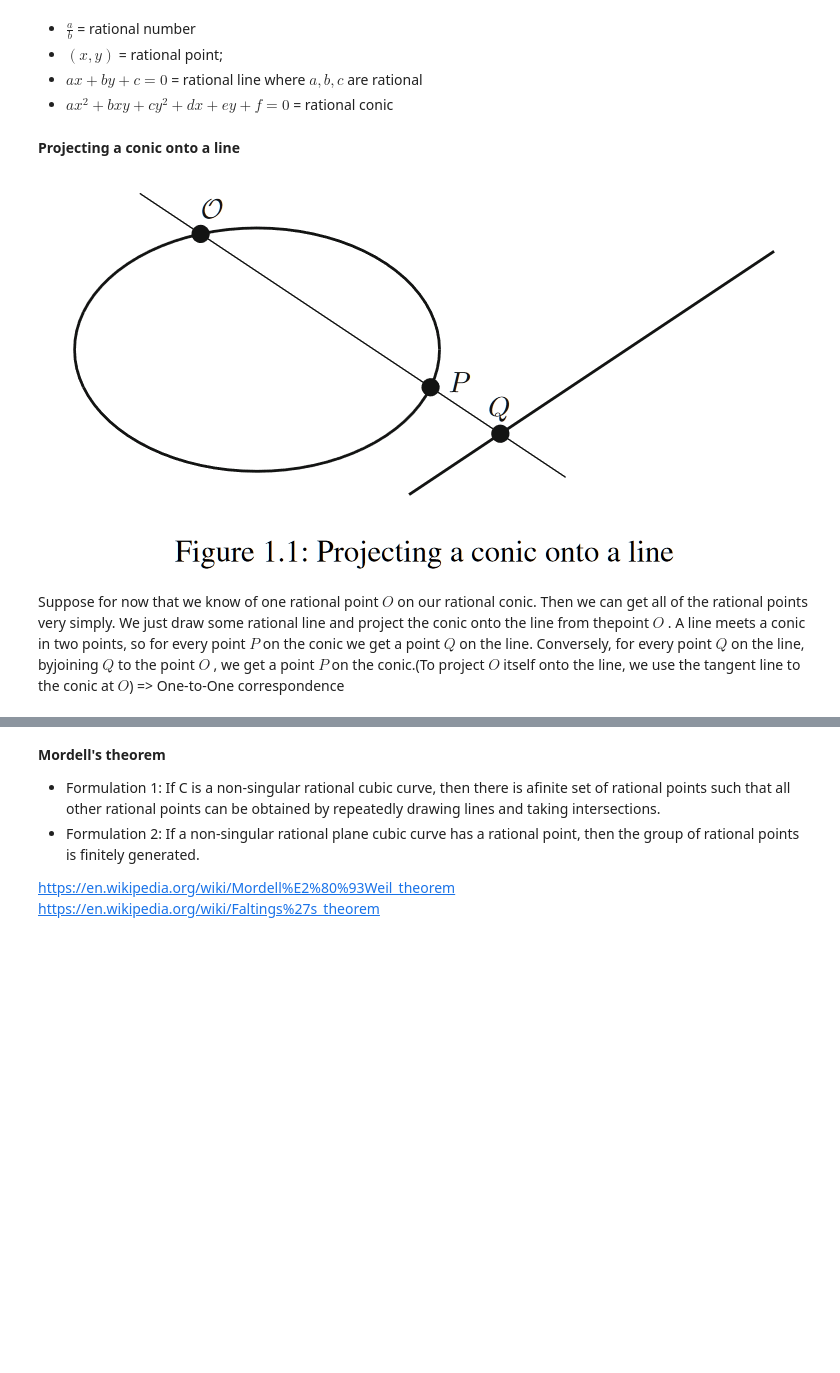
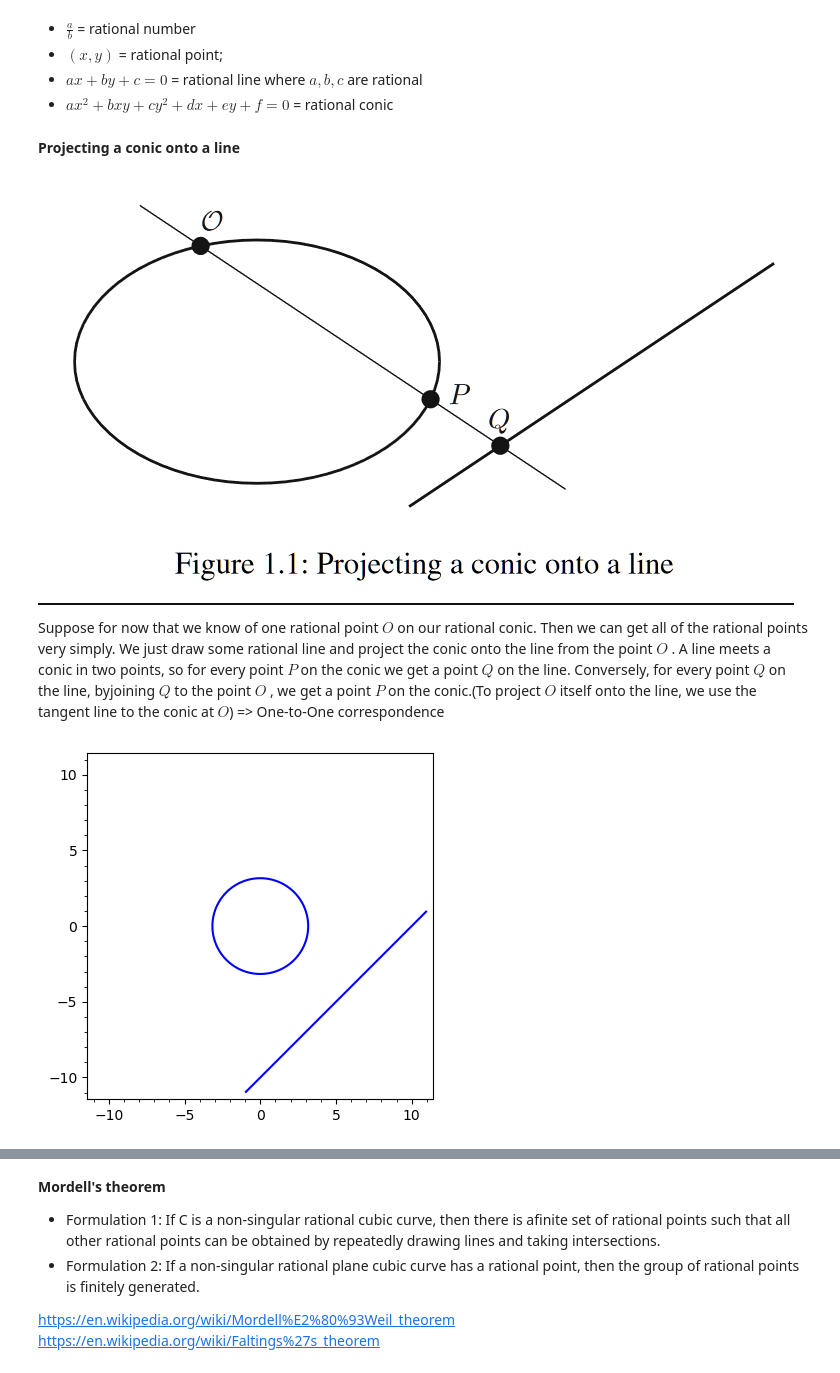
Before and after one commit to zademn/EverythingCrypto, a Jupyter notebook: E1 Mathematics/Elliptic_curves/Rational_points_on_elliptic_curves/Chapter_1_Geometry_and_arithmetic.ipynb, the cells around one changed output, grey strips where cells are left out. Cells and saved outputs as stored; diff of their text form; code cells hidden in the pictures; blank space fills up the shorter version.

```diff
--- a/E1 Mathematics/Elliptic_curves/Rational_points_on_elliptic_curves/Chapter_1_Geometry_and_arithmetic.ipynb
+++ b/E1 Mathematics/Elliptic_curves/Rational_points_on_elliptic_curves/Chapter_1_Geometry_and_arithmetic.ipynb
@@ -16,12 +16,18 @@ I'll link resources or videos that I found useful
 - $ax^2+bxy+cy^2+dx+ey+f=0$ = rational conic
 # %% [markdown]
 **Projecting a conic onto a line**
-![image.png](attachment:image.png)
-Suppose for now that we know of one rational point $O$ on our rational conic. Then we can get all of the rational points very simply. We just draw some rational line and project the conic onto the line from thepoint $O$ .
+
+![image.png](attachment:c0a94e01-c8f8-49d6-9015-43ce7743d590.png)
+
+Suppose for now that we know of one rational point $O$ on our rational conic. Then we can get all of the rational points very simply. We just draw some rational line and project the conic onto the line from the point $O$ .
 A  line  meets  a  conic  in  two  points,  so  for  every  point $P$ on  the  conic we get a point $Q$ on the line. Conversely, for every point $Q$ on the line, byjoining $Q$ to the point $O$ , we get a point $P$ on the conic.(To project $O$ itself onto the line, we use the tangent line to the conic at $O$) => One-to-One correspondence
 # %%
 A.<x, y>  = AffineSpace(QQ, 2)
 C1 = Curve(y^2 + x^2 - 10)
 C2 = Curve(y - x + 10)
+# %%
+C1.plot() + C2.plot()
+# %% [output]
+[figure, added]
 # %% [markdown]
 Cubic curves:
```
Also changed, not shown: parts of 9 cells of this notebook, 8 other files.
